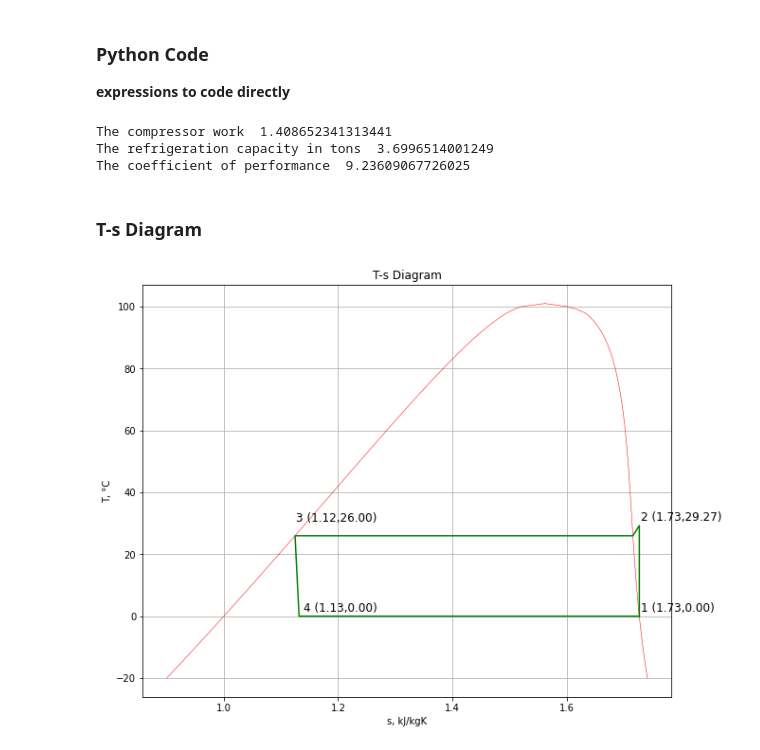
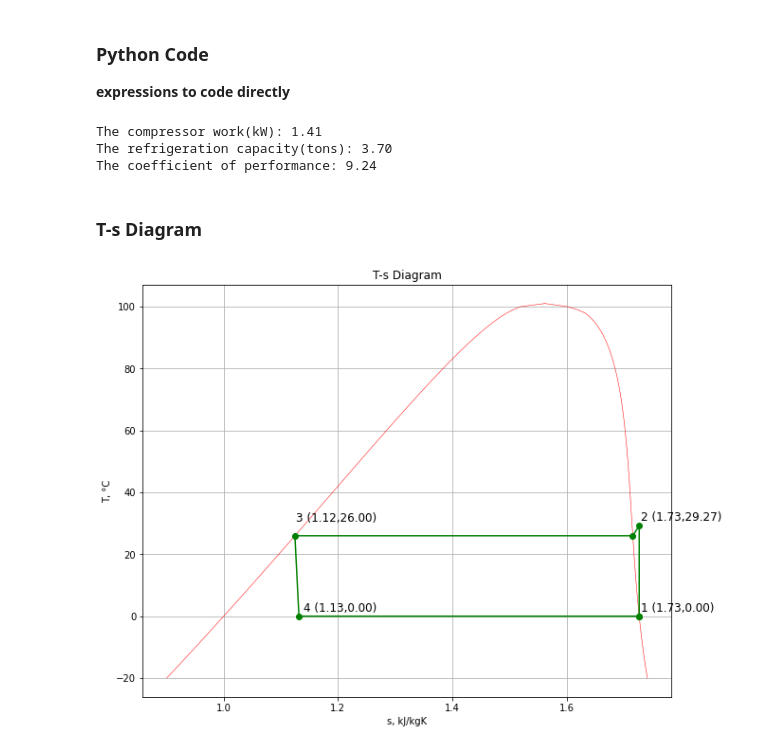
Before and after one commit to thermalogic/SEES, a Jupyter notebook: notebook/Unit4-1-RefrigerationCycle.ipynb, the cells around one changed output. Saved outputs shown, nothing was run; the diff lists cells and outputs as text; code cells hidden in the pictures.

```diff
--- a/notebook/Unit4-1-RefrigerationCycle.ipynb
+++ b/notebook/Unit4-1-RefrigerationCycle.ipynb
@@ -196,13 +196,13 @@ qin=mdot*(h1-h4)*60*(1/211);
 # The coefficient of performance is
 cop=(h1-h4)/(h2-h1);
 
-print("The compressor work ",wc)
-print("The refrigeration capacity in tons ",qin)
-print("The coefficient of performance ",cop)
+print("The compressor work(kW): {:.2f}".format(wc))
+print("The refrigeration capacity(tons): {:.2f}".format(qin))
+print("The coefficient of performance: {:.2f}".format(cop))
 # %% [output]
-The compressor work  1.408652341313441
-The refrigeration capacity in tons  3.6996514001249
-The coefficient of performance  9.23609067726025
+The compressor work(kW): 1.41
+The refrigeration capacity(tons): 3.70
+The coefficient of performance: 9.24
 # %% [markdown]
 ### T-s Diagram
 # %%
@@ -214,14 +214,11 @@ import CoolProp.CoolProp as cp
 import matplotlib.pyplot as plt
 import numpy as np
 
-xAxis = "s"
-yAxis = "T"
-labelAxis= {"T": "T, °C", "s": "s, kJ/kgK"}
 
 plt.figure(figsize=(10.0, 8.0))  # figsize :set figure size
-plt.title("%s-%s Diagram" % (yAxis, xAxis))
-plt.xlabel(labelAxis[xAxis])
-plt.ylabel(labelAxis[yAxis])
+plt.title("T-s Diagram")
+plt.xlabel("s, kJ/kgK")
+plt.ylabel("T, °C")
 plt.grid()
 
 Tc=cp.PropsSI("R134a", "Tcrit") #  Critical point temperature [K]
@@ -234,32 +231,32 @@ for x in np.array([0, 1.0]):
 # cycle
 t2= cp.PropsSI('T', 'P',p2*1.0e6, 'S',s2*1000, 'R134a')-273.15
 s3=cp.PropsSI('S', 'P',p2*1.0e6, 'Q',0, 'R134a')/1000
 t4=t1
 p4=p1
 s4=cp.PropsSI('S', 'P',p4*1.0e6, 'H',h4*1000, 'R134a')/1000
 ta=t3
 sa=cp.PropsSI('S', 'T',ta+273.15, 'Q',1, 'R134a')/1000
 
 t=[t1,t2,ta,t3,t4,t1]
 s=[s1,s2,sa,s3,s4,s1]
-plt.plot(s,t, 'g', lw=1.5)
+plt.plot(s,t, 'g-o', lw=1.5)
 
 plt.annotate('1 ({:.2f},{:.2f})'.format(s[0], t[0]),
                  xy=(s[0], t[0]), xycoords='data',
                  xytext=(+2, +5), textcoords='offset points', fontsize=12)
 
 plt.annotate('2 ({:.2f},{:.2f})'.format(s[1], t[1]),
                  xy=(s[1], t[1]), xycoords='data',
                  xytext=(+2, +5), textcoords='offset points', fontsize=12)
 
 plt.annotate('3 ({:.2f},{:.2f})'.format(s[3], t[3]),
                  xy=(s[3], t[3]), xycoords='data',
                  xytext=(+1, +15), textcoords='offset points', fontsize=12)
 
 plt.annotate('4 ({:.2f},{:.2f})'.format(s[4], t[4]),
                  xy=(s[4], t[4]), xycoords='data',
                  xytext=(+5, +5), textcoords='offset points', fontsize=12)
 
 plt.show()
 # %% [output]
-[figure, old version]
+[figure, new version]
```
